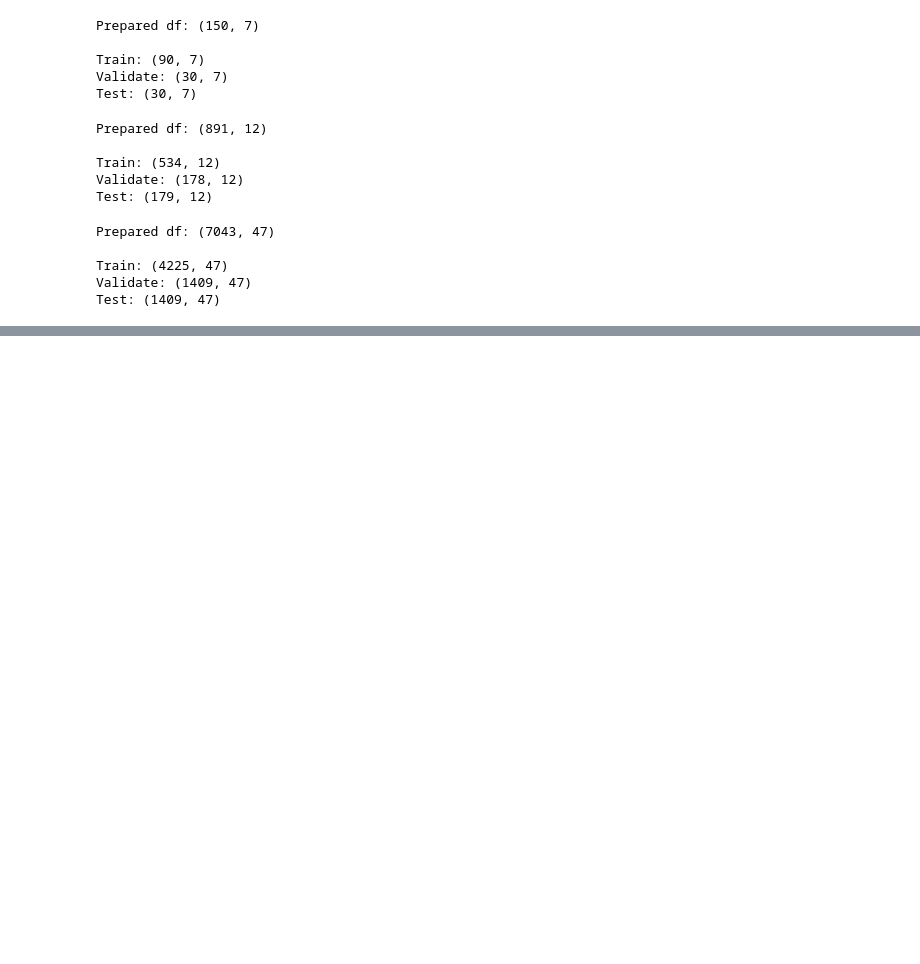
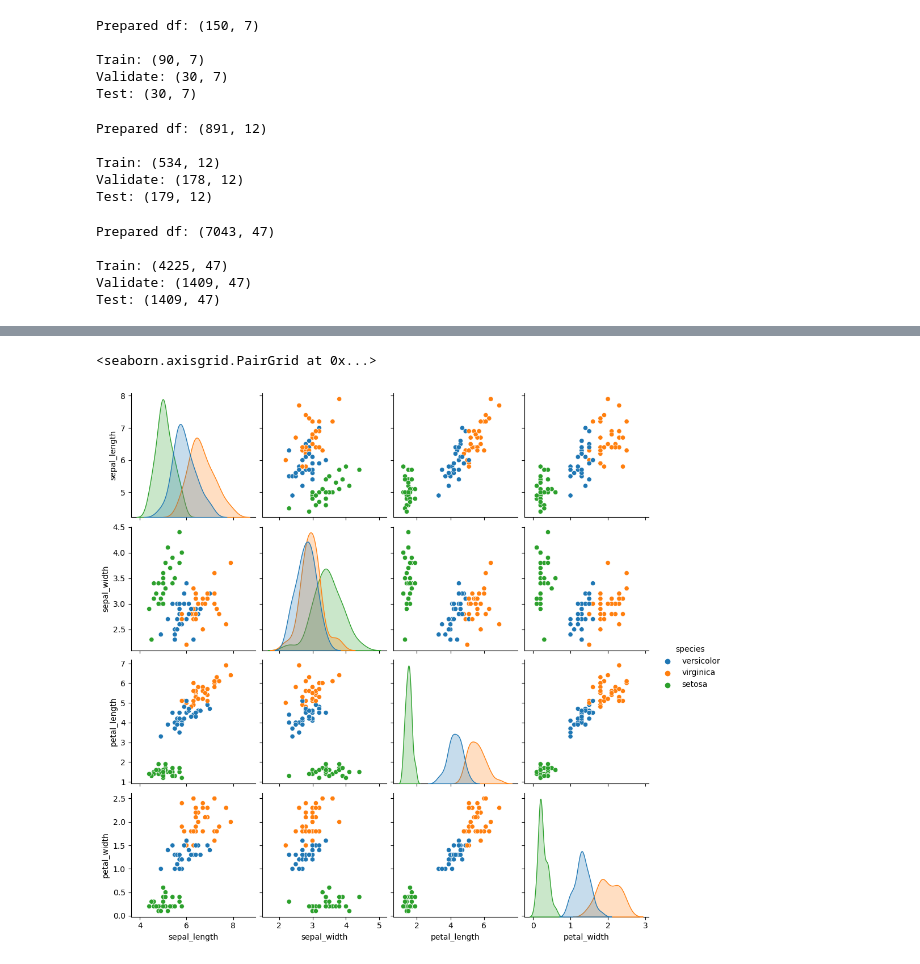
Before and after one commit to brock-green/classification-exercises, a Jupyter notebook: classification_exercises.ipynb, the cells around one changed output, grey strips where cells are left out. Saved outputs shown, nothing was run; the diff lists cells and outputs as text; code cells hidden in the pictures; blank space fills up the shorter version.

```diff
--- a/classification_exercises.ipynb
+++ b/classification_exercises.ipynb
@@ -552,0 +809,10 @@ Test: (1409, 47)
+# %%
+# Visualize the interaction of each measurement type with the others using a pairplot (or scatter matrix or something similar) and add color to represent species.
+sns.pairplot(
+    data=train_iris,
+    vars=('sepal_length', 'sepal_width', 'petal_length', 'petal_width'),
+    hue='species'
+)
+# %% [output]
+<seaborn.axisgrid.PairGrid at 0x...>
+[figure, added]
```
Also changed, not shown: parts of 38 cells of this notebook, 1 other file.
